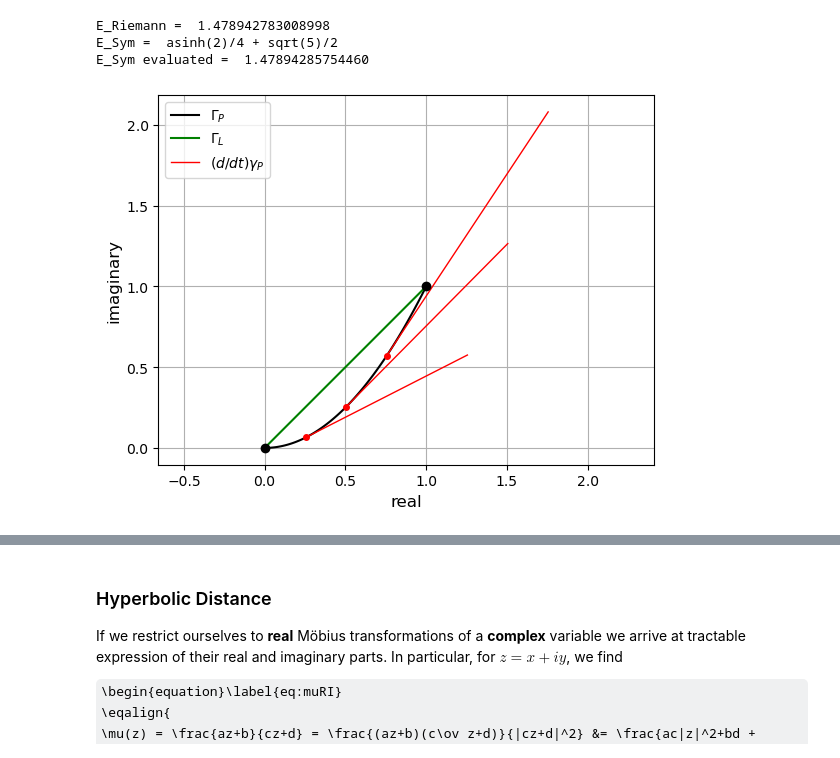
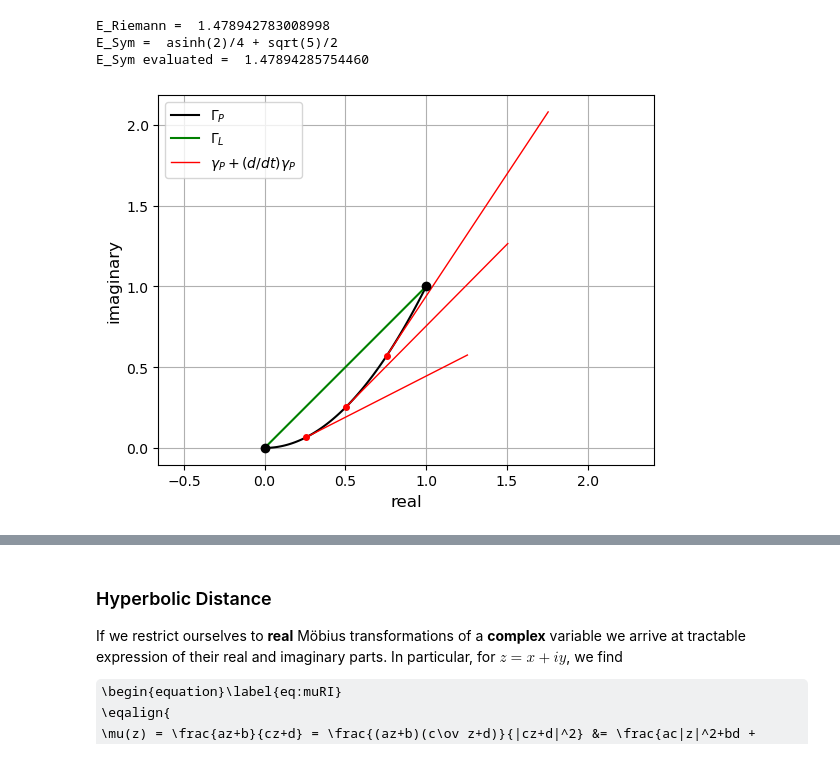
Before and after one commit to steve-cox-LA/JLA, a Jupyter notebook: TransPlane/1.8 The Hyperbolic Plane.ipynb, the cells around one changed output, grey strips where cells are left out. Cells and saved outputs as stored; diff of their text form; code cells hidden in the pictures; some formulas as TeX source.

```diff
--- a/TransPlane/1.8 The Hyperbolic Plane.ipynb
+++ b/TransPlane/1.8 The Hyperbolic Plane.ipynb
@@ -60,35 +60,35 @@ E_Sym evaluated =  1.47894285754460
 
 %matplotlib inline
 import numpy as np
 import matplotlib.pyplot as plt
 
 dt = 0.01
 t = np.arange(dt/2,1,dt)
 gamma = t + 1j*t**2
 plt.plot(gamma.real, gamma.imag, 'k')
 plt.plot([0,1],[0,1],'g')
 
 tc = t[25::25]
 gcr = gamma.real[25::25]
 gci = gamma.imag[25::25]
 N = gcr.size
 dgamma = 1 + 2*tc*1j
 
 for n in range(N):
     plt.plot([gcr[n], gcr[n]+1], [gci[n], gci[n] + 2*tc[n]], 'r', linewidth=1)
 
 plt.plot(gcr, gci, 'ro',markersize=4)
 
-plt.legend(['$\Gamma_P$', '$\Gamma_L$', "$(d/dt)\gamma_P$"])
+plt.legend(['$\Gamma_P$', '$\Gamma_L$', "$\gamma_P+(d/dt)\gamma_P$"])
 
 plt.plot([0,1],[0,1],'ko')
 
 plt.axis('equal')
 plt.grid('on')
 plt.xlabel('real', fontsize=12)
 plt.ylabel('imaginary', fontsize=12);
 # %% [output]
-[figure, old version]
+[figure, new version]
 # %% [markdown]
 \begin{myfig}\label{fig:ctan} Two curves, the straight green $\Gamma_L$, and the parabolic black $\Gamma_P$, each joining $0$ to $1+i$. We also plot red tangent vectors to $\Gamma_P$ at three locations. \end{myfig}
 
```
Also changed, not shown: parts of 5 cells of this notebook.
